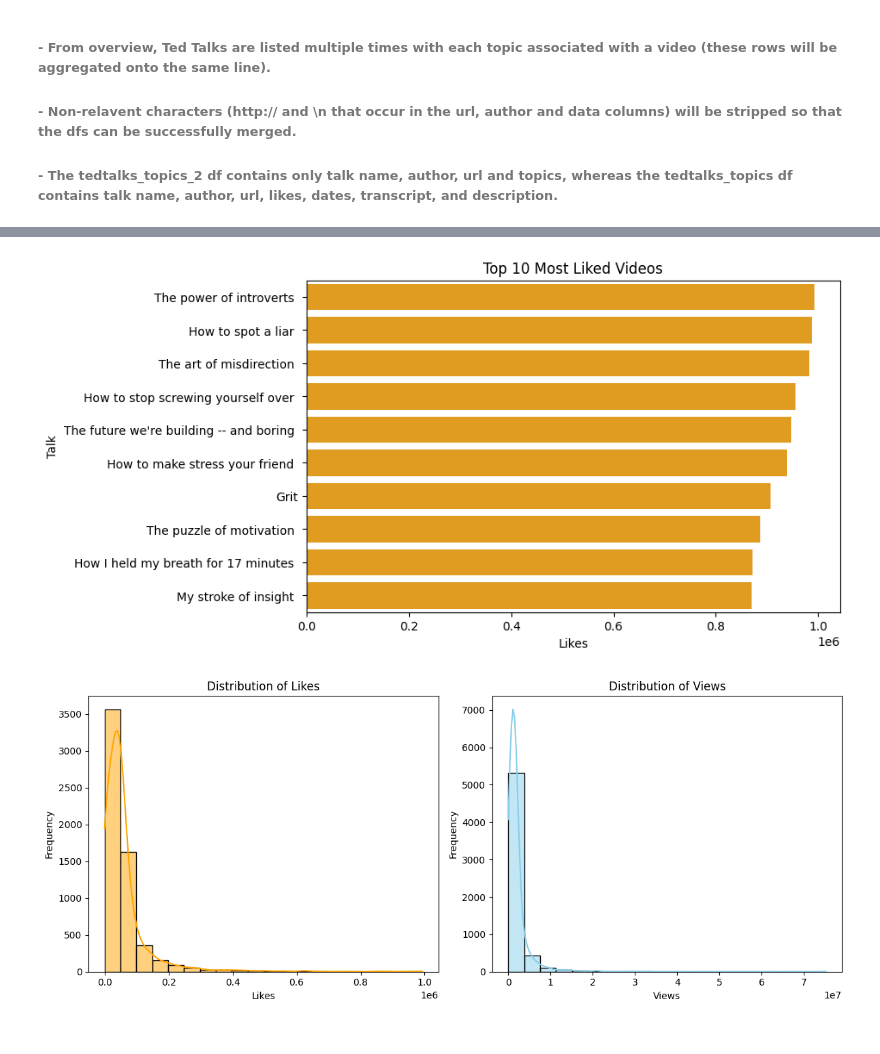
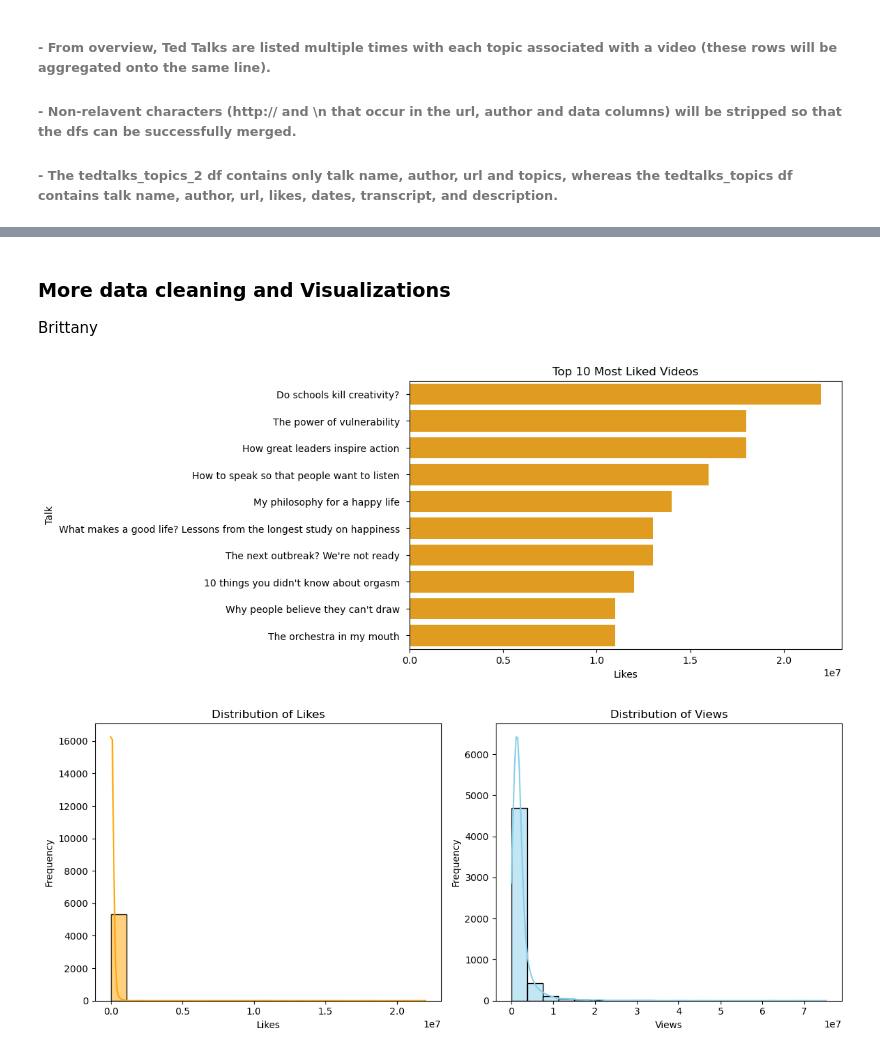
Before and after one commit to pokwir/Ted-Talks-Recommender-System, a Jupyter notebook: rough_work/eda/eda.ipynb, the cells around one changed output, grey strips where cells are left out. Drawn from its saved outputs; the diff is of its cells as text; code cells hidden in the pictures.

Commit message:
more eda on ted_talk_full_data, changed 'author_x' to 'author' in visualization cellblocks

```diff
--- a/rough_work/eda/eda.ipynb
+++ b/rough_work/eda/eda.ipynb
@@ -665,0 +779,4 @@ tedtalks.head(5)
+# %%
+# dropping missing transcripts
+tedtalks = tedtalks[tedtalks['transcript'].notna()]
+tedtalks.info()
@@ -665,0 +800,12 @@ tedtalks.head(5)
+# %%
+# formatting likes and views
+tedtalks['likes'] = tedtalks['likes'].str.replace('.','').str.replace('K', '000').str.replace(',', '')
+tedtalks['likes'] = tedtalks['likes'].str.replace('.','').str.replace('M', '000000').str.replace(',', '')
+tedtalks['views'] = tedtalks['views'].str.replace(',', '')
+
+# dropping the non-numeric likes and views
+tedtalks = tedtalks[pd.to_numeric(tedtalks['likes'], errors='coerce').notna()]
+tedtalks = tedtalks[pd.to_numeric(tedtalks['views'], errors='coerce').notna()]
+tedtalks['likes'] = tedtalks['likes'].astype('int')
+tedtalks['views'] = tedtalks['views'].astype('int')
+tedtalks.info()
@@ -665,0 +829,5 @@ tedtalks.head(5)
+# %%
+# handling special characters
+tedtalks['transcript'] = tedtalks['transcript'].replace(['&quot;','&apos;', '&amp;', '&lt;', '&gt;'],
+                                                ["'","'"," and ", " less than ", " greater than "], regex=True)
+tedtalks.info()
@@ -665,0 +851,7 @@ tedtalks.head(5)
+# %%
+# checking for duplicate entries on different dates
+data = tedtalks[['author','talk', 'transcript']]
+display(tedtalks[data.duplicated(keep=False)])
+
+tedtalks = tedtalks.drop(index=tedtalks[data.duplicated(keep='last')].index)
+tedtalks.info()
@@ -666,10 +878,13 @@ tedtalks.head(5)
+# %% [markdown]
+### More data cleaning and Visualizations
+Brittany
 # %%
 import seaborn as sns
 import matplotlib.pyplot as plt
 
 # 1. Data Preparation
-tedtalks['likes'] = pd.to_numeric(tedtalks['likes'].str.replace('K', '000').str.replace(',', ''), errors='coerce').fillna(0).astype(float)
-tedtalks['views'] = pd.to_numeric(tedtalks['views'].str.replace(',', ''), errors='coerce').fillna(0).astype(int)
+# tedtalks['likes'] = pd.to_numeric(tedtalks['likes'].str.replace('K', '000').str.replace(',', ''), errors='coerce').fillna(0).astype(float)
+# tedtalks['views'] = pd.to_numeric(tedtalks['views'].str.replace(',', ''), errors='coerce').fillna(0).astype(int)
 
 # 2. Top 10 Most Liked Videos
 most_liked_videos = tedtalks.nlargest(10, 'likes')
@@ -697,10 +912,10 @@ plt.tight_layout()
 plt.show()
 
 # 4. Number of Talks per Author
-talks_per_author = tedtalks.groupby('author_x').size().reset_index(name='num_talks')
+talks_per_author = tedtalks.groupby('author').size().reset_index(name='num_talks')
 talks_per_author = talks_per_author.sort_values('num_talks', ascending=False).head(10)
 plt.figure(figsize=(10, 6))
-sns.barplot(x='num_talks', y='author_x', data=talks_per_author, color='skyblue', label='Number of Talks')
+sns.barplot(x='num_talks', y='author', data=talks_per_author, color='skyblue', label='Number of Talks')
 plt.xlabel('Number of Talks')
 plt.ylabel('Author')
 plt.title('Top 10 Authors with Most Talks')
@@ -718,7 +933,7 @@ plt.title('Scatter Plot of Views vs Likes')
 plt.show()
 
 # 6. Number of Talks per Author
-talks_per_author = tedtalks.groupby('author_x').size().reset_index(name='num_talks')
+talks_per_author = tedtalks.groupby('author').size().reset_index(name='num_talks')
 
 # Plot number of talks per author and topic
 plt.figure(figsize=(10, 6))
@@ -750,32 +965,32 @@ plt.show()
 
 # 8. Top 10 Most and Least Liked Topics
 # Split the topics and create a new DataFrame with individual topics
 individual_topics = tedtalks['topic'].str.split(', ').explode().reset_index(drop=True)
 
 # Calculate the total likes for each individual topic
 likes_per_topic = tedtalks.groupby(individual_topics)['likes'].sum().reset_index()
 
 # Sort the topics based on total likes in descending order to get the most liked topics
 most_liked_topics = likes_per_topic.sort_values('likes', ascending=False).head(10)
 
 # Sort the topics based on total likes in ascending order to get the least liked topics
 least_liked_topics = likes_per_topic.sort_values('likes').head(10)
 
 # Plot the top 10 most liked topics
 plt.figure(figsize=(10, 6))
 sns.barplot(x='likes', y='topic', data=most_liked_topics, color='orange')
 plt.xlabel('Total Likes')
 plt.ylabel('Topic')
 plt.title('Top 10 Most Liked Topics')
 plt.show()
 
 # Plot the top 10 least liked topics
 plt.figure(figsize=(10, 6))
 sns.barplot(x='likes', y='topic', data=least_liked_topics, color='skyblue')
 plt.xlabel('Total Likes')
 plt.ylabel('Topic')
 plt.title('Top 10 Least Liked Topics')
 plt.show()
 # %% [output]
-[figure, old version]
+[figure, new version]
-[figure, old version]
+[figure, new version]
```
Also changed, not shown: parts of 12 cells of this notebook.
